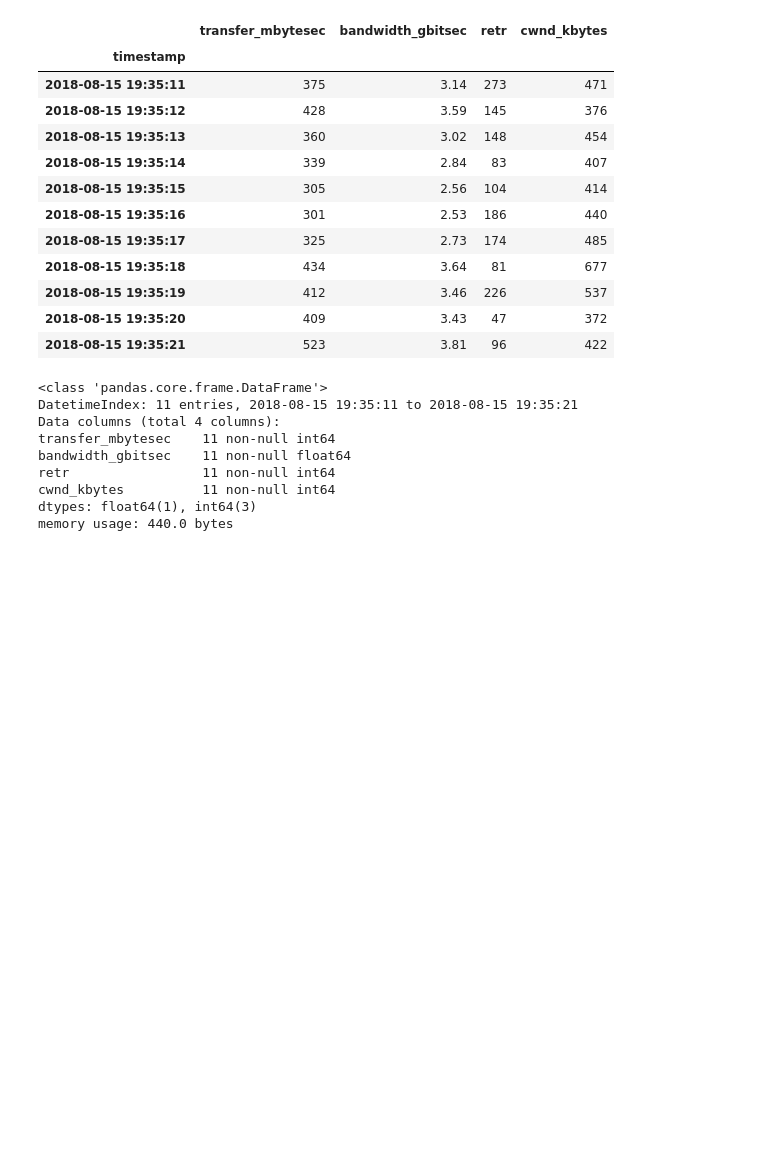
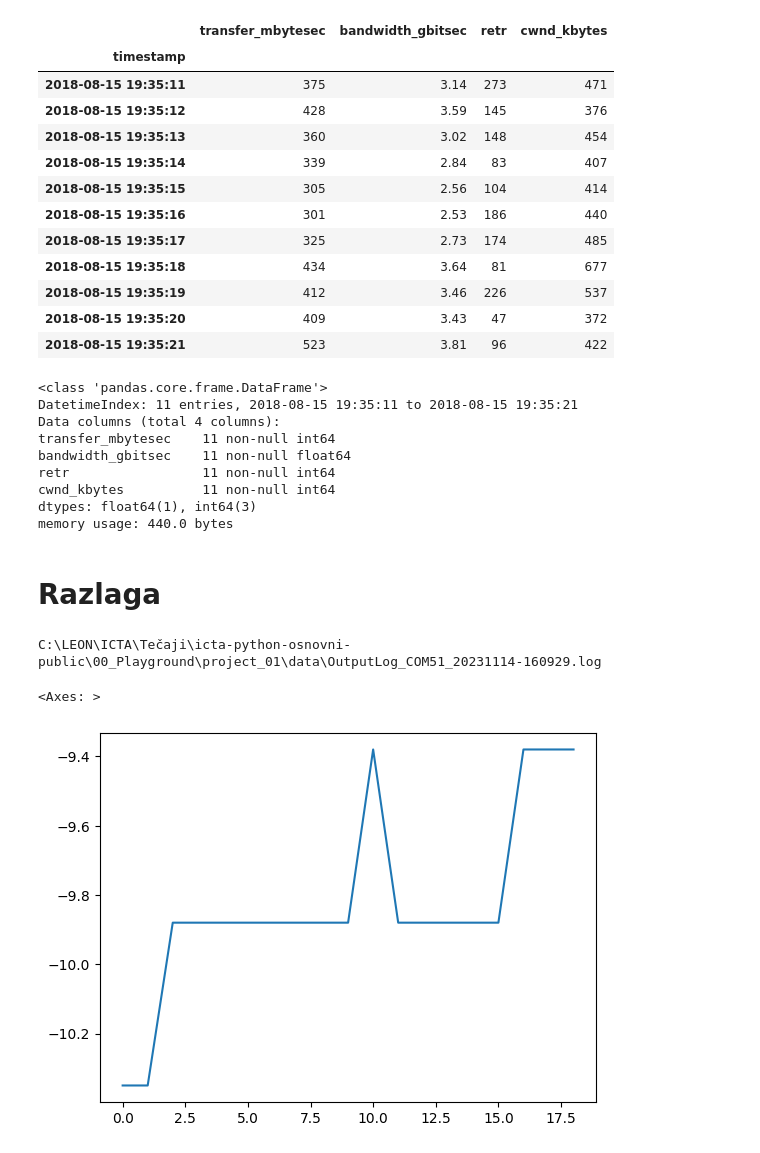
Before and after one commit to icta-tecaji/icta-python-osnovni-public, a Jupyter notebook: 14_Delo_z_datotekami/04_Delo_z_CSV_datotekami.ipynb, the cells around one changed output. Cells and saved outputs as stored; diff of their text form; code cells hidden in the pictures; blank space fills up the shorter version.

```diff
--- a/14_Delo_z_datotekami/04_Delo_z_CSV_datotekami.ipynb
+++ b/14_Delo_z_datotekami/04_Delo_z_CSV_datotekami.ipynb
@@ -494,3 +494,25 @@ retr                 11 non-null int64
 cwnd_kbytes          11 non-null int64
 dtypes: float64(1), int64(3)
 memory usage: 440.0 bytes
+# %% [markdown]
+# Razlaga
+# %%
+from pathlib import Path
+
+my_path = Path(r"C:\LEON\ICTA\Tečaji\icta-python-osnovni-public\00_Playground\project_01\main.py")
+my_path = my_path.parent.joinpath("data").joinpath("OutputLog_COM51_20231114-160929.log")
+print(my_path)
+# %% [output]
+C:\LEON\ICTA\Tečaji\icta-python-osnovni-public\00_Playground\project_01\data\OutputLog_COM51_20231114-160929.log
+# %%
+import pandas as pd
+
+data = pd.read_csv(my_path, skiprows=2, delimiter="\t", na_values=["/"])
+data.drop(columns=["Unnamed: 76"], inplace=True)
+# data.head()
+
+data["Pressure Water Level Sen[mm]"] = data["Pressure Water Level Sen[mm]"].str.replace(",", ".").astype(float)
+data["Pressure Water Level Sen[mm]"].plot()
+# %% [output]
+<Axes: >
+[figure, added]
```
Also changed, not shown: parts of 1 cell of this notebook, 13 other files.
